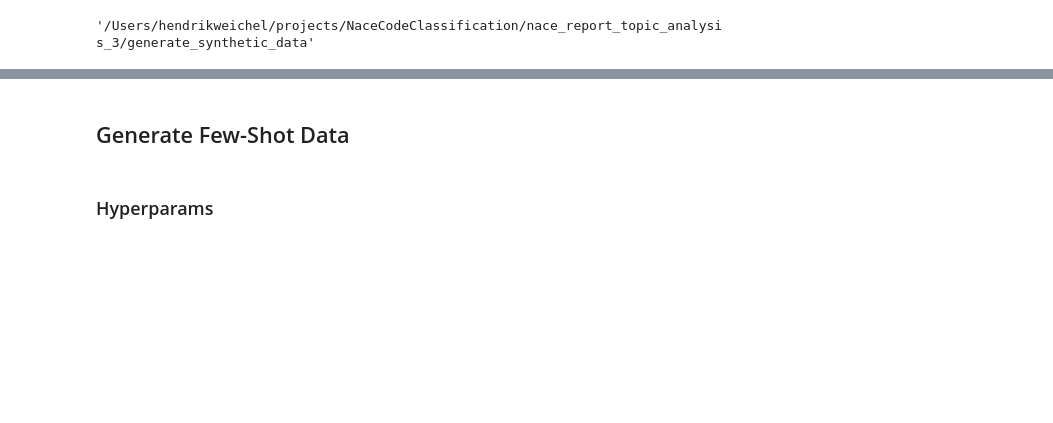
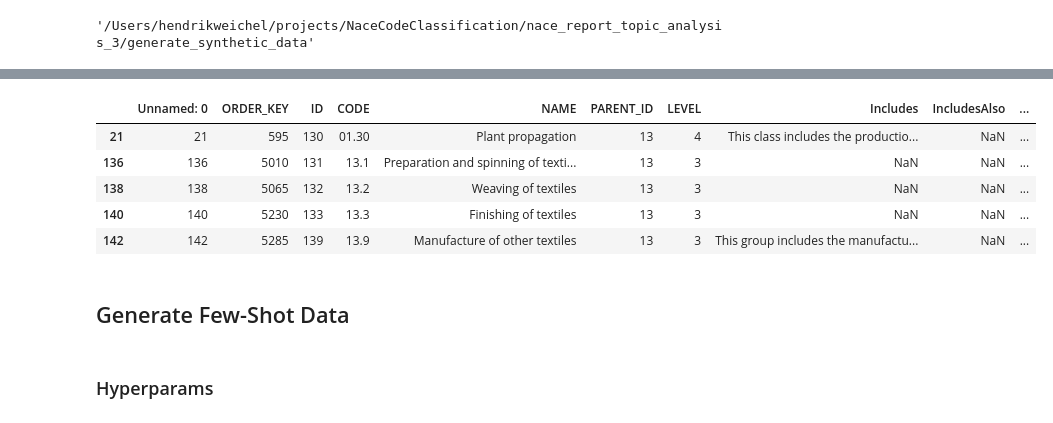
Before and after one commit to hendrikweichel/nace_report_topic_analysis, a Jupyter notebook: generate_synthetic_data/generate_synthetic_data_topics_level_4_best.ipynb, the cells around one changed output, grey strips where cells are left out. Drawn from its saved outputs; the diff is of its cells as text; code cells hidden in the pictures; blank space fills up the shorter version.

```diff
--- a/generate_synthetic_data/generate_synthetic_data_topics_level_4_best.ipynb
+++ b/generate_synthetic_data/generate_synthetic_data_topics_level_4_best.ipynb
@@ -85,31 +85,3 @@ def get_sublevels(nace_class, level):
         return nace_class_lvl_3
     if level == 4:
         return nace_class_lvl_4
-# %%
-def get_sublevels_df(nace_class, level) -> pd.DataFrame:
-    nace_class_temp = nace_class
-    nace_id = nace_descriptions[nace_descriptions["CODE"] == nace_class_temp]["ID"].iloc[0]
-    nace_class_lvl_2 = []
-    nace_class_lvl_3 = []
-    nace_class_lvl_4 = []
-
-    for _, row in nace_descriptions[nace_descriptions["PARENT_ID"] == nace_id].iterrows():
-        nace_id_temp = row["ID"]
-        nace_class_lvl_2.append(row)
-        for _, row_2 in nace_descriptions[nace_descriptions["PARENT_ID"] == nace_id_temp].iterrows():
-            nace_id_temp_temp = row_2["ID"]
-            nace_class_lvl_3.append(row_2)
-            for _, row_3 in nace_descriptions[nace_descriptions["PARENT_ID"] == nace_id_temp_temp].iterrows():
-                nace_class_lvl_4.append(row_3)
-
-    if level == 2:
-        df =  pd.concat(nace_class_lvl_2, axis=1).T
-        return df.drop_duplicates()
-
-    if level == 3:
-        df = pd.concat(nace_class_lvl_3, axis=1).T
-        return df.drop_duplicates()
-
-    if level == 4:
-        df = pd.concat(nace_class_lvl_4, axis=1).T
-        return df.drop_duplicates()
@@ -116,3 +111,12 @@ def get_sublevels_df(nace_class, level) -> pd.DataFrame:
+# %%
+get_sublevels_df("01.3", level=3)
+# %% [output]
+|  | Unnamed: 0 | ORDER_KEY | ID | CODE | NAME | PARENT_ID | LEVEL | Includes | IncludesAlso | ... |
+| 21 | 21 | 595 | 130 | 01.30 | Plant propagation | 13 | 4 | This class includes the productio... | NaN | ... |
+| 136 | 136 | 5010 | 131 | 13.1 | Preparation and spinning of texti... | 13 | 3 | NaN | NaN | ... |
+| 138 | 138 | 5065 | 132 | 13.2 | Weaving of textiles | 13 | 3 | NaN | NaN | ... |
+| 140 | 140 | 5230 | 133 | 13.3 | Finishing of textiles | 13 | 3 | NaN | NaN | ... |
+| 142 | 142 | 5285 | 139 | 13.9 | Manufacture of other textiles | 13 | 3 | This group includes the manufactu... | NaN | ... |
 # %%
 generate_nace_class = "A"
 
```
Also changed, not shown: parts of 5 cells of this notebook, 4 other files.
